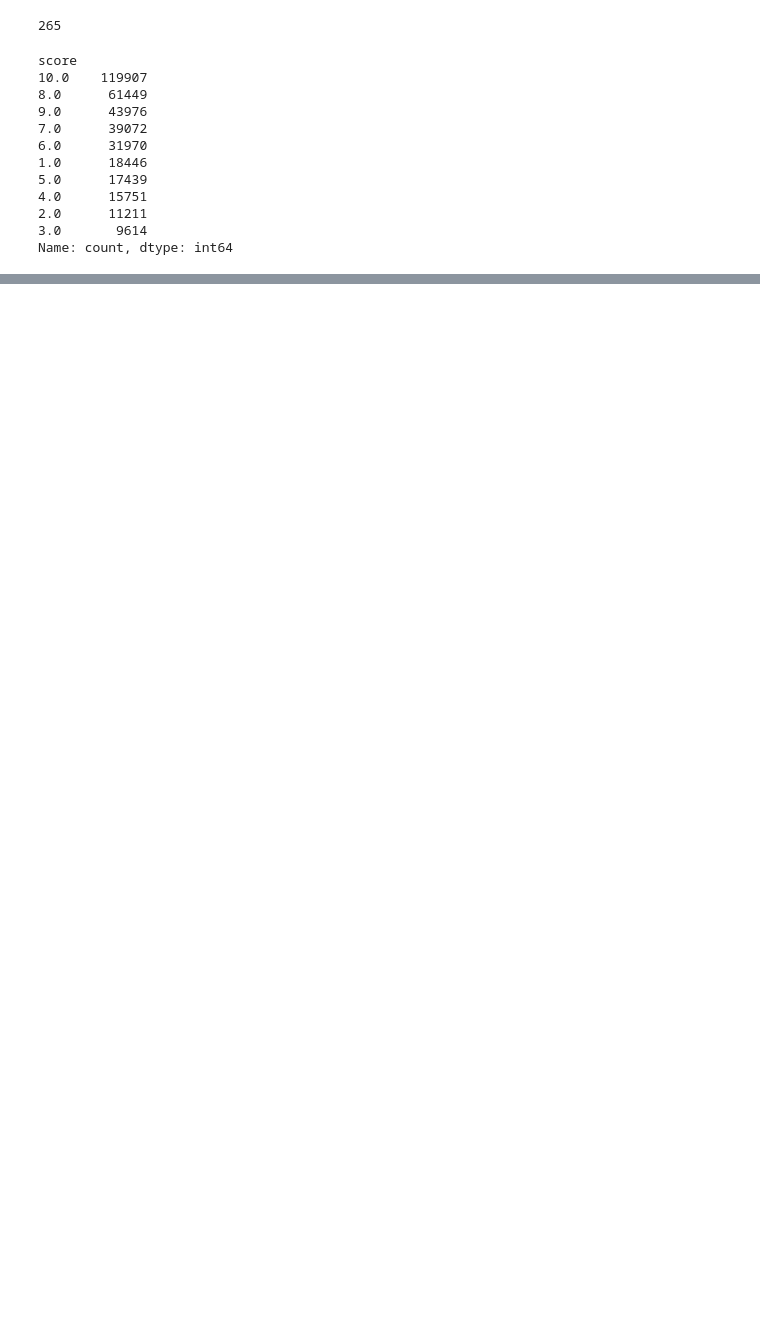
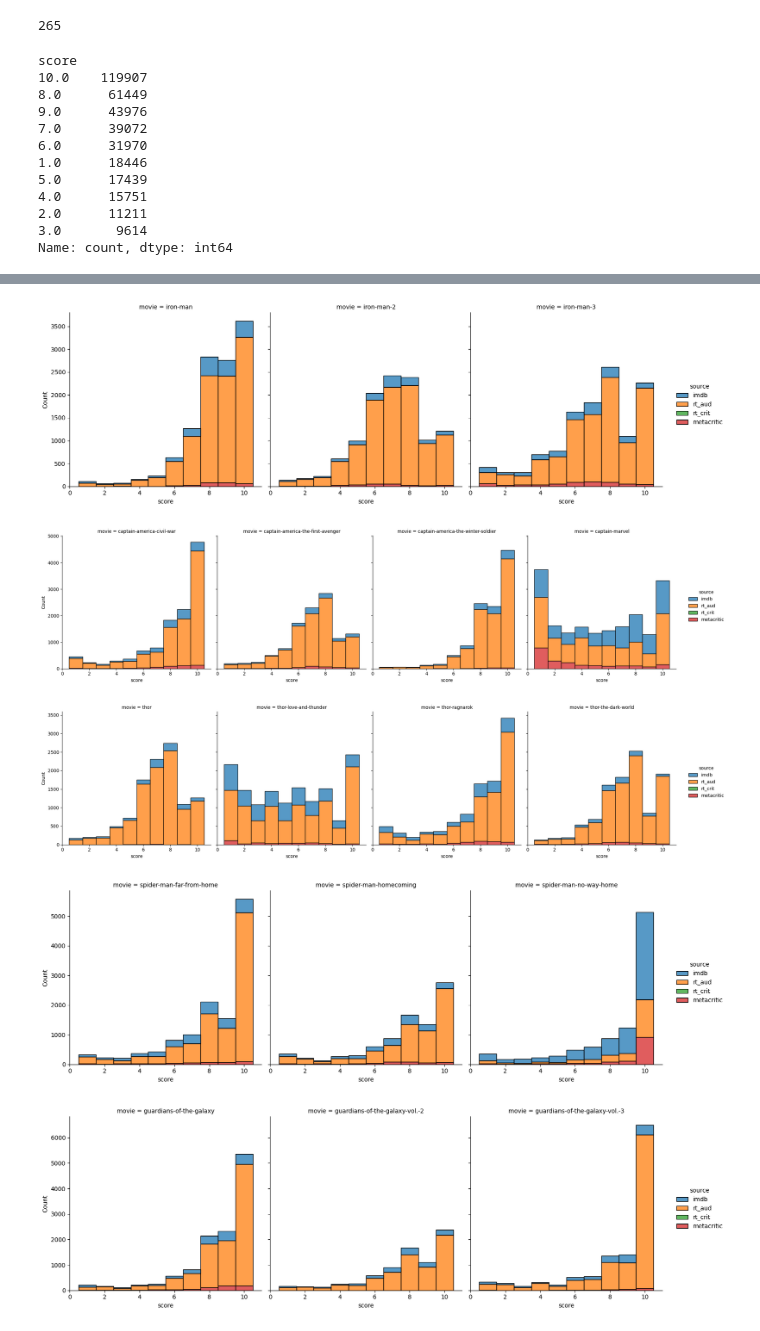
Before and after one commit to rizz-kings/data-in-the-wild, a Jupyter notebook: notebooks/combine_dataframes.ipynb, the cells around one changed output, grey strips where cells are left out. Saved outputs shown, nothing was run; the diff lists cells and outputs as text; code cells hidden in the pictures; blank space fills up the shorter version.

```diff
--- a/notebooks/combine_dataframes.ipynb
+++ b/notebooks/combine_dataframes.ipynb
@@ -171,0 +154,15 @@ https://gist.github.com/mwaskom/de44147ed2974457ad6372750bbe5751
+# %%
+def map_franchise(franchise, df):
+    cap = df[df['movie'].str.startswith(franchise)]
+    sns.displot(data= cap, x='score', col='movie', bins=10, fill=True, discrete=True, hue='source', multiple = 'stack')
+map_franchise('iron-man', main_df)
+map_franchise('captain', main_df)
+map_franchise('thor', main_df)
+map_franchise('spider', main_df)
+map_franchise('guardians', main_df)
+# %% [output]
+[figure, added]
+[figure, added]
+[figure, added]
+[figure, added]
+[figure, added]
```
Also changed, not shown: parts of 16 cells of this notebook, 2 other files.
